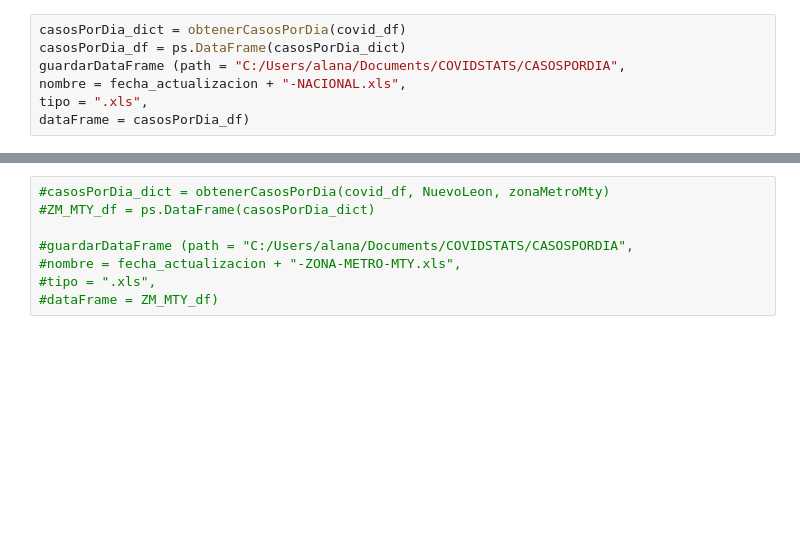
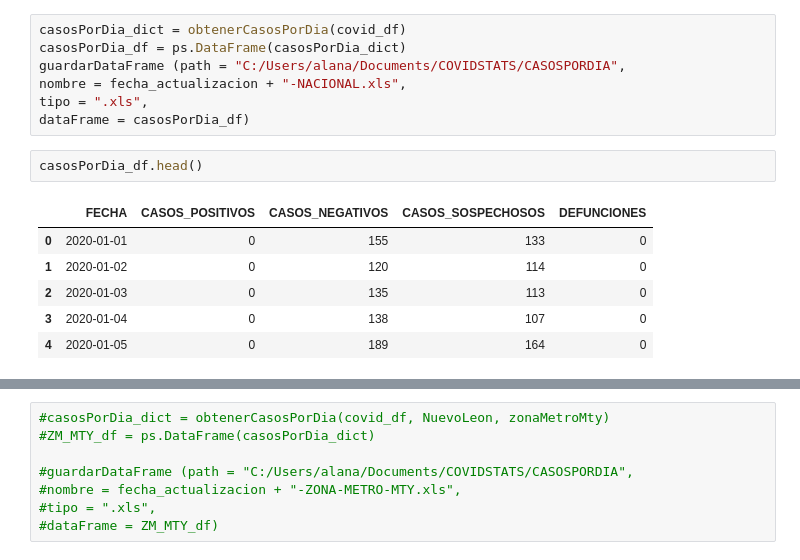
Before and after one commit to EduHdzVillasana/COVIDSTATSMX, a Jupyter notebook: Scripts/COVID_NB.ipynb, the cells around one changed output, grey strips where cells are left out. Cells and saved outputs as stored; diff of their text form; blank space fills up the shorter version.

```diff
--- a/Scripts/COVID_NB.ipynb
+++ b/Scripts/COVID_NB.ipynb
@@ -242,5 +238,14 @@ guardarDataFrame (path = "C:/Users/alana/Documents/COVIDSTATS/CASOSPORDIA",
 nombre = fecha_actualizacion + "-NACIONAL.xls",
 tipo = ".xls",
 dataFrame = casosPorDia_df)
+# %%
+casosPorDia_df.head()
+# %% [output]
+|  | FECHA | CASOS_POSITIVOS | CASOS_NEGATIVOS | CASOS_SOSPECHOSOS | DEFUNCIONES |
+| 0 | 2020-01-01 | 0 | 155 | 133 | 0 |
+| 1 | 2020-01-02 | 0 | 120 | 114 | 0 |
+| 2 | 2020-01-03 | 0 | 135 | 113 | 0 |
+| 3 | 2020-01-04 | 0 | 138 | 107 | 0 |
+| 4 | 2020-01-05 | 0 | 189 | 164 | 0 |
 # %%
 %matplotlib inline
```
Also changed, not shown: parts of 22 cells of this notebook, 2 other files.
